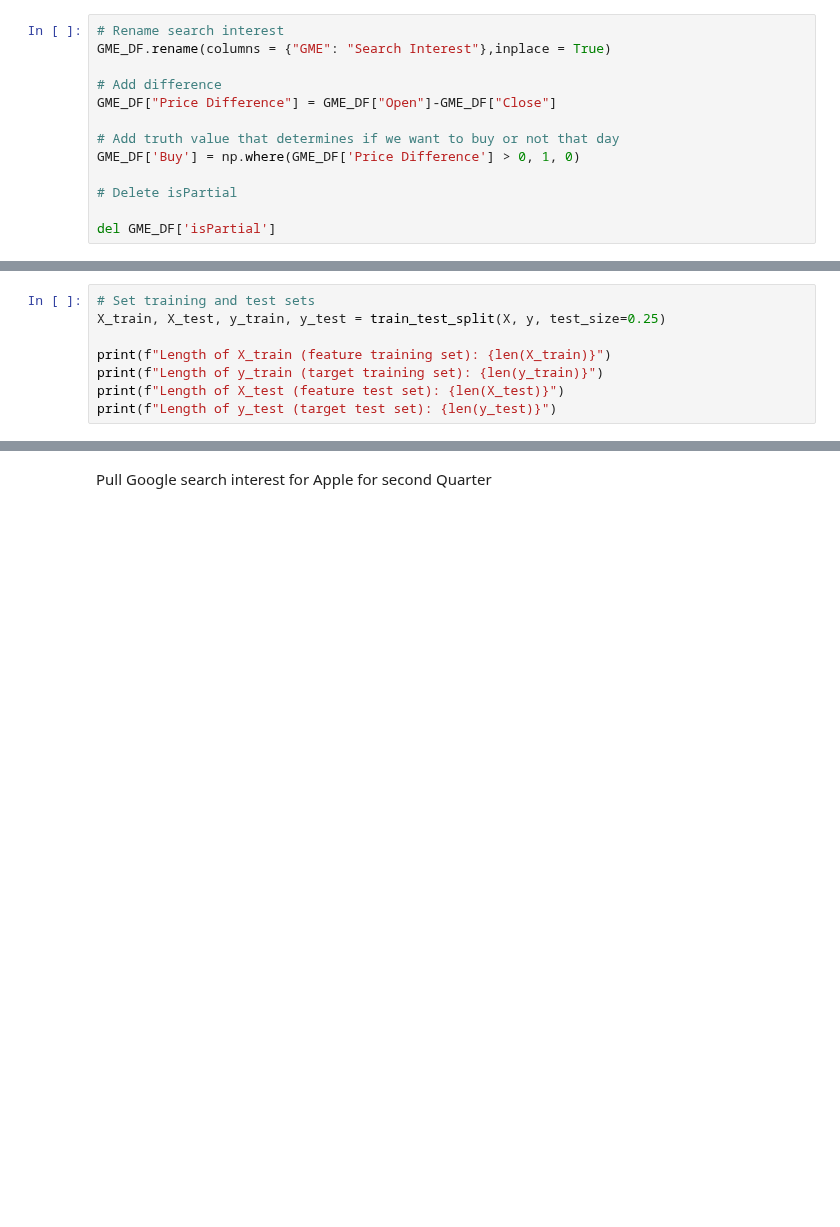
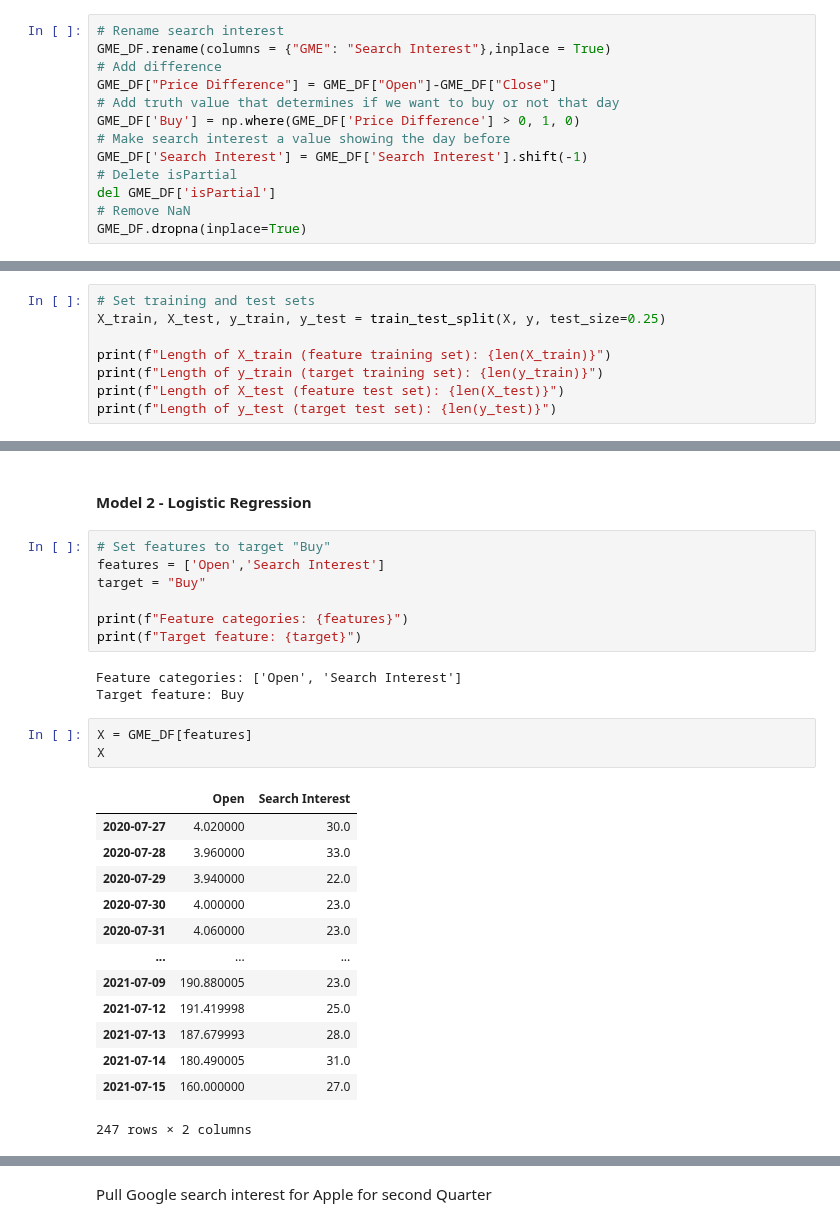
Before and after one commit to atlas125gev/StockProject, a Jupyter notebook: Homework7/Homework7.Final.ipynb, the cells around one changed output, grey strips where cells are left out. Drawn from its saved outputs; the diff is of its cells as text; blank space fills up the shorter version.

```diff
--- a/Homework7/Homework7.Final.ipynb
+++ b/Homework7/Homework7.Final.ipynb
@@ -121,15 +148,15 @@ GME_DF
 # %%
 # Rename search interest
 GME_DF.rename(columns = {"GME": "Search Interest"},inplace = True)
-
 # Add difference
 GME_DF["Price Difference"] = GME_DF["Open"]-GME_DF["Close"]
-
 # Add truth value that determines if we want to buy or not that day
 GME_DF['Buy'] = np.where(GME_DF['Price Difference'] > 0, 1, 0)
-
+# Make search interest a value showing the day before
+GME_DF['Search Interest'] = GME_DF['Search Interest'].shift(-1)
 # Delete isPartial
-
 del GME_DF['isPartial']
+# Remove NaN
+GME_DF.dropna(inplace=True)
 # %%
 # Check values - no nulls - int or float
@@ -160,0 +251,29 @@ print(f"Length of y_test (target test set): {len(y_test)}")
+# %% [markdown]
+#### Model 2 - Logistic Regression
+# %%
+# Set features to target "Buy"
+features = ['Open','Search Interest']
+target = "Buy"
+
+print(f"Feature categories: {features}")
+print(f"Target feature: {target}")
+# %% [output]
+Feature categories: ['Open', 'Search Interest']
+Target feature: Buy
+# %%
+X = GME_DF[features]
+X
+# %% [output]
+|  | Open | Search Interest |
+| 2020-07-27 | 4.020000 | 30.0 |
+| 2020-07-28 | 3.960000 | 33.0 |
+| 2020-07-29 | 3.940000 | 22.0 |
+| 2020-07-30 | 4.000000 | 23.0 |
+| 2020-07-31 | 4.060000 | 23.0 |
+| ... | ... | ... |
+| 2021-07-09 | 190.880005 | 23.0 |
+| 2021-07-12 | 191.419998 | 25.0 |
+| 2021-07-13 | 187.679993 | 28.0 |
+| 2021-07-14 | 180.490005 | 31.0 |
+| 2021-07-15 | 160.000000 | 27.0 |
+247 rows × 2 columns
```
Also changed, not shown: parts of 135 cells of this notebook, 2 other files.
